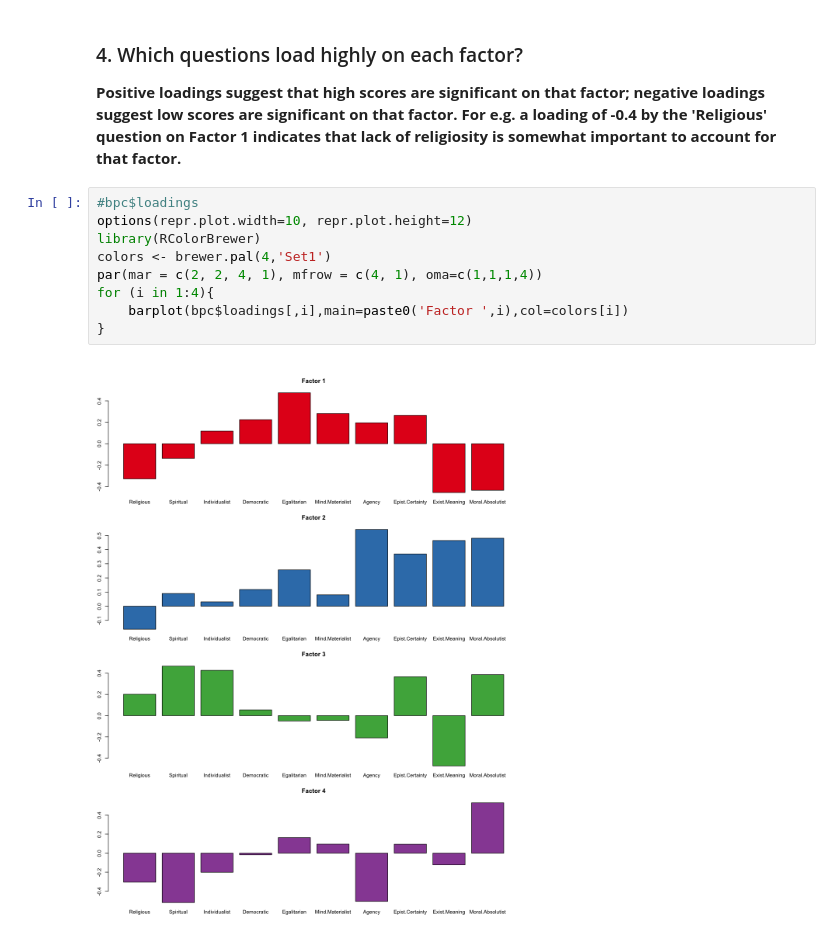
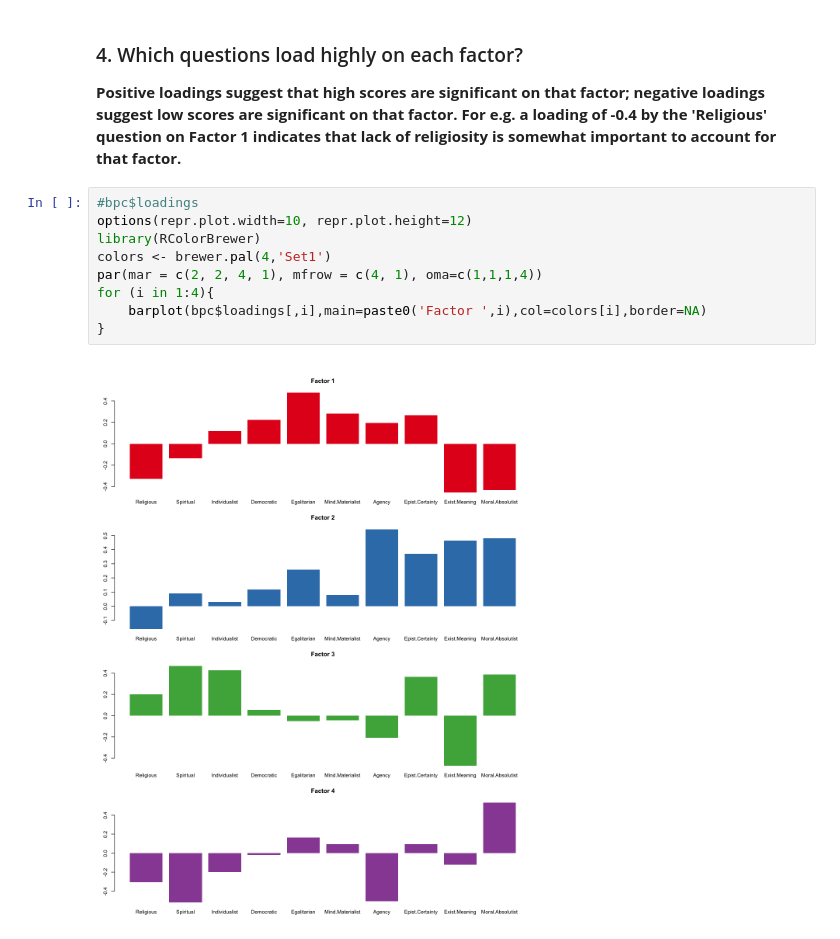
Before and after one commit to claussian/core-beliefs, a Jupyter notebook: Core beliefs questionnaire factor analysis.ipynb, the cells around one changed output. Cells and saved outputs as stored; diff of their text form.

```diff
--- a/Core beliefs questionnaire factor analysis.ipynb
+++ b/Core beliefs questionnaire factor analysis.ipynb
@@ -91,11 +91,11 @@ textxy(result$factors,result$cuml.variance,result$cuml.variance,cex=0.8, col='bl
 # %%
 #bpc$loadings
 options(repr.plot.width=10, repr.plot.height=12)
 library(RColorBrewer)
 colors <- brewer.pal(4,'Set1')
 par(mar = c(2, 2, 4, 1), mfrow = c(4, 1), oma=c(1,1,1,4))
 for (i in 1:4){
-    barplot(bpc$loadings[,i],main=paste0('Factor ',i),col=colors[i])
+    barplot(bpc$loadings[,i],main=paste0('Factor ',i),col=colors[i],border=NA)
 }
 # %% [output]
-[figure, old version]
+[figure, new version]
```
